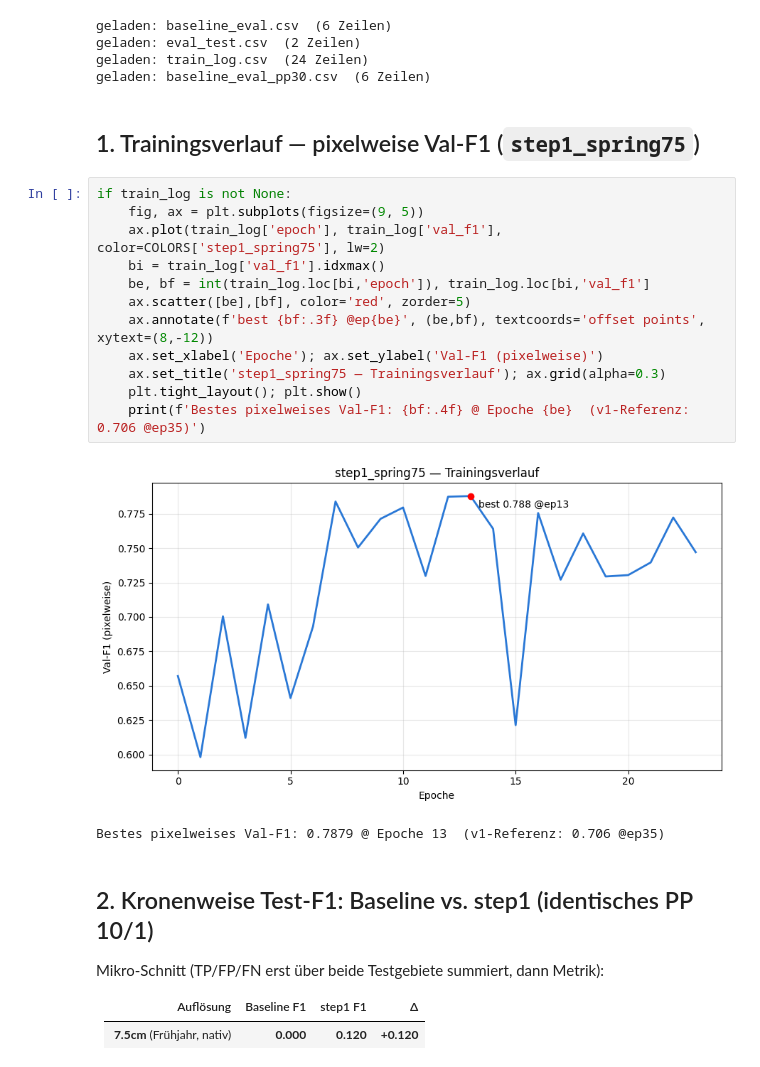
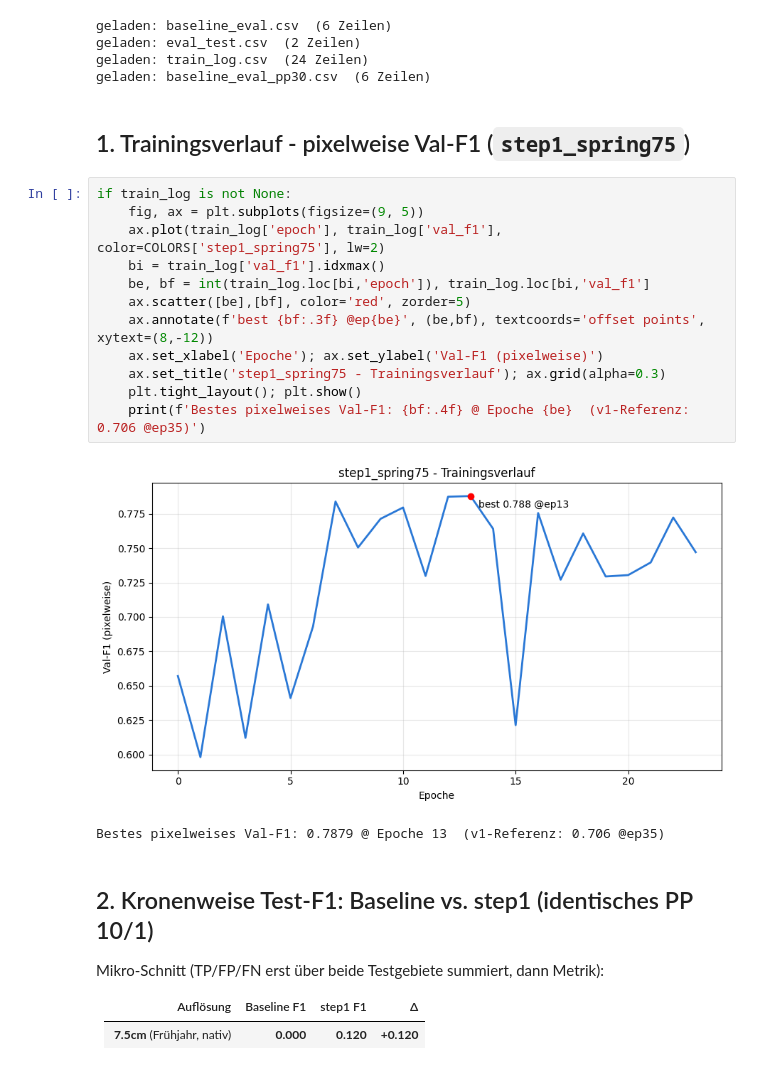
Before and after one commit to 6h3d1y4/leafline, a Jupyter notebook: 3_Model/results_step1_vs_baseline.ipynb, the cells around one changed output. Saved outputs shown, nothing was run; the diff lists cells and outputs as text.

```diff
--- a/3_Model/results_step1_vs_baseline.ipynb
+++ b/3_Model/results_step1_vs_baseline.ipynb
@@ -46,21 +46,21 @@ geladen: eval_test.csv  (2 Zeilen)
 geladen: train_log.csv  (24 Zeilen)
 geladen: baseline_eval_pp30.csv  (6 Zeilen)
 # %% [markdown]
-## 1. Trainingsverlauf — pixelweise Val-F1 (`step1_spring75`)
+## 1. Trainingsverlauf - pixelweise Val-F1 (`step1_spring75`)
 # %%
 if train_log is not None:
     fig, ax = plt.subplots(figsize=(9, 5))
     ax.plot(train_log['epoch'], train_log['val_f1'], color=COLORS['step1_spring75'], lw=2)
     bi = train_log['val_f1'].idxmax()
     be, bf = int(train_log.loc[bi,'epoch']), train_log.loc[bi,'val_f1']
     ax.scatter([be],[bf], color='red', zorder=5)
     ax.annotate(f'best {bf:.3f} @ep{be}', (be,bf), textcoords='offset points', xytext=(8,-12))
     ax.set_xlabel('Epoche'); ax.set_ylabel('Val-F1 (pixelweise)')
-    ax.set_title('step1_spring75 — Trainingsverlauf'); ax.grid(alpha=0.3)
+    ax.set_title('step1_spring75 - Trainingsverlauf'); ax.grid(alpha=0.3)
     plt.tight_layout(); plt.show()
     print(f'Bestes pixelweises Val-F1: {bf:.4f} @ Epoche {be}  (v1-Referenz: 0.706 @ep35)')
 # %% [output]
-[figure, old version]
+[figure, new version]
 Bestes pixelweises Val-F1: 0.7879 @ Epoche 13  (v1-Referenz: 0.706 @ep35)
 # %% [markdown]
 ## 2. Kronenweise Test-F1: Baseline vs. step1 (identisches PP 10/1)
```
Also changed, not shown: parts of 3 cells of this notebook, 28 other files.
